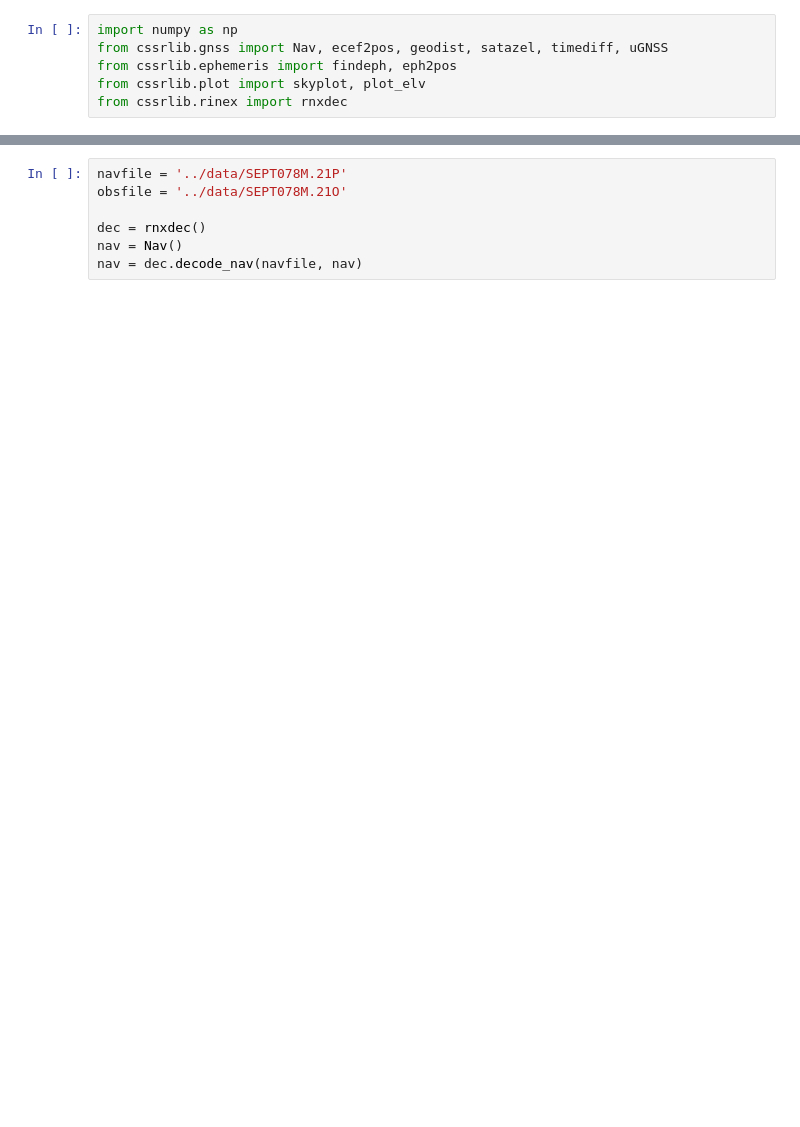
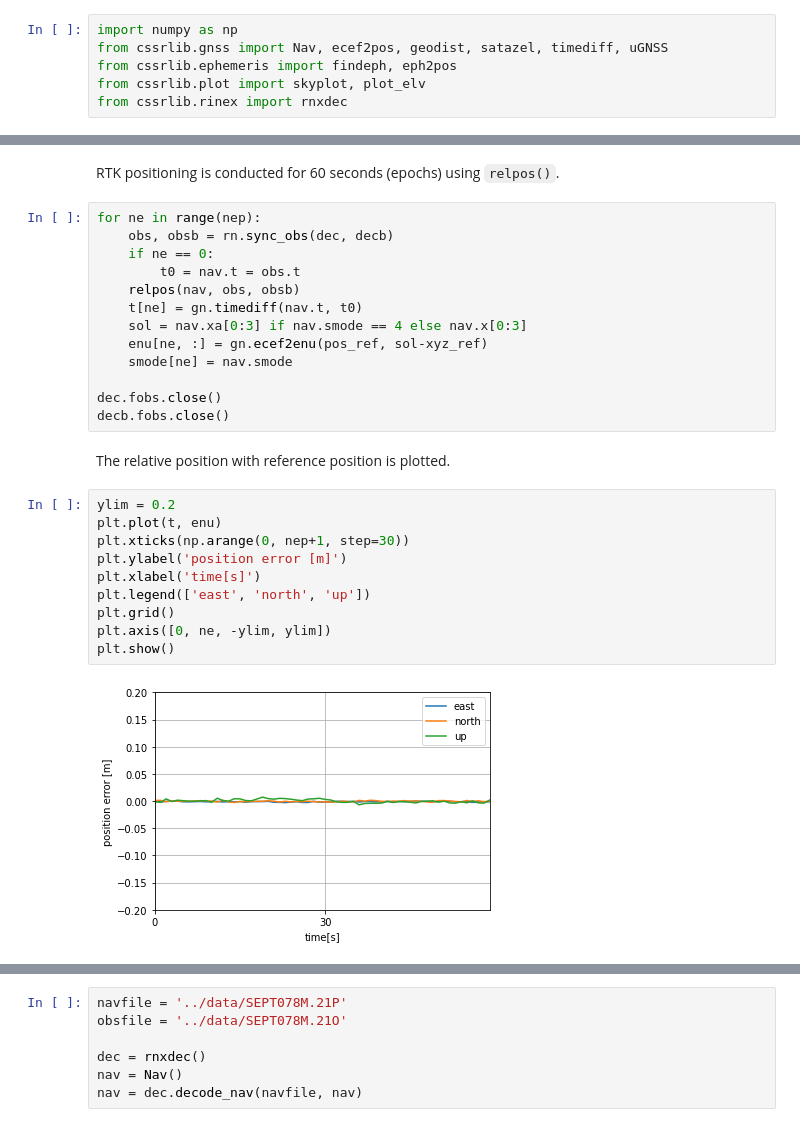
Before and after one commit to hirokawa/cssrlib-data, a Jupyter notebook: tutorials/ch1.ipynb, the cells around one changed output, grey strips where cells are left out. Drawn from its saved outputs; the diff is of its cells as text; blank space fills up the shorter version.

```diff
--- a/tutorials/ch1.ipynb
+++ b/tutorials/ch1.ipynb
@@ -151,0 +312,29 @@ from cssrlib.rinex import rnxdec
+# %% [markdown]
+RTK positioning is conducted for 60 seconds (epochs) using `relpos()`.
+# %%
+for ne in range(nep):
+    obs, obsb = rn.sync_obs(dec, decb)
+    if ne == 0:
+        t0 = nav.t = obs.t
+    relpos(nav, obs, obsb)
+    t[ne] = gn.timediff(nav.t, t0)
+    sol = nav.xa[0:3] if nav.smode == 4 else nav.x[0:3]
+    enu[ne, :] = gn.ecef2enu(pos_ref, sol-xyz_ref)
+    smode[ne] = nav.smode
+
+dec.fobs.close()
+decb.fobs.close()
+# %% [markdown]
+The relative position with reference position is plotted.
+# %%
+ylim = 0.2
+plt.plot(t, enu)
+plt.xticks(np.arange(0, nep+1, step=30))
+plt.ylabel('position error [m]')
+plt.xlabel('time[s]')
+plt.legend(['east', 'north', 'up'])
+plt.grid()
+plt.axis([0, ne, -ylim, ylim])
+plt.show()
+# %% [output]
+[figure, added]
```
Also changed, not shown: parts of 63 cells of this notebook.
